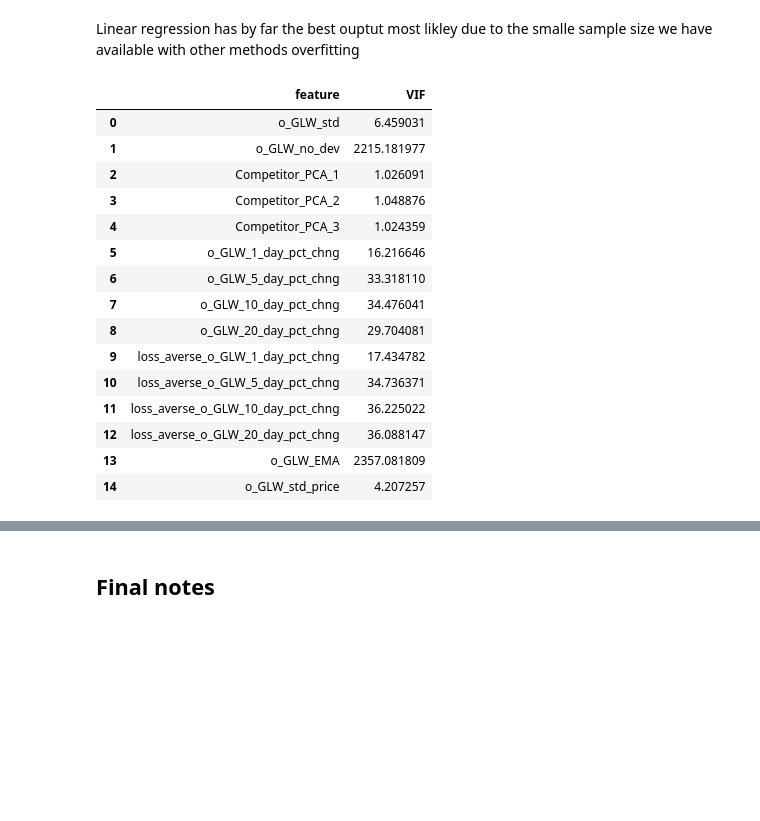
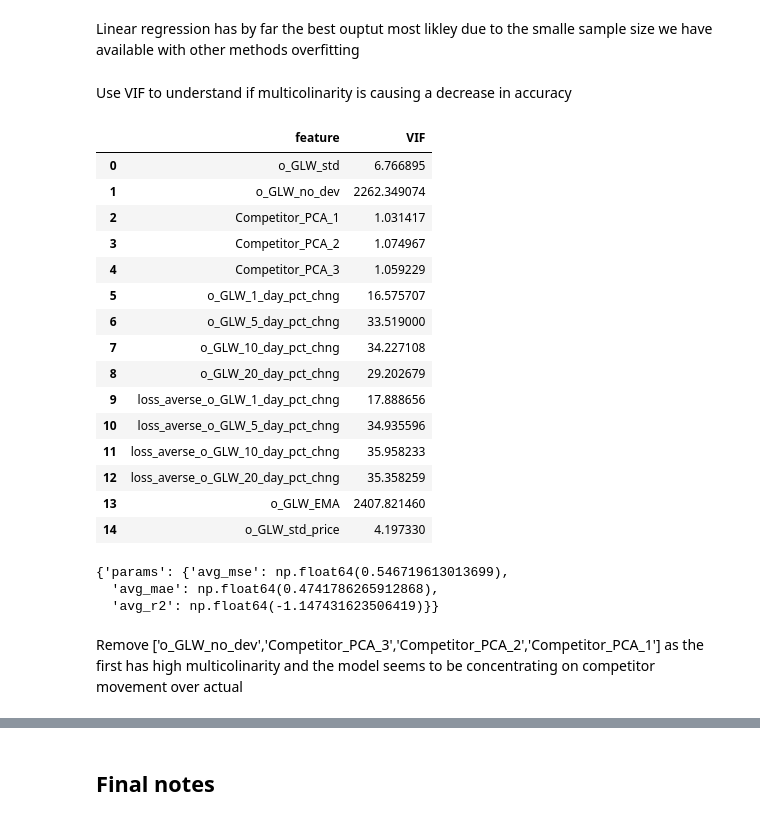
Before and after one commit to Benedictgr97/stock_prediction_v2, a Jupyter notebook: price_predictor.ipynb, the cells around one changed output, grey strips where cells are left out. Drawn from its saved outputs; the diff is of its cells as text; code cells hidden in the pictures; blank space fills up the shorter version.

```diff
--- a/price_predictor.ipynb
+++ b/price_predictor.ipynb
@@ -735,36 +708,48 @@ for model_name, metrics in average_metrics.items():
 # %% [markdown]
 Linear regression has by far the best ouptut most likley due to the smalle sample size we have available with other methods overfitting
-# %%
-# Function to calculate VIF
-def calculate_vif(df):
-    vif_data = pd.DataFrame()
-    vif_data["feature"] = df.columns
-    vif_data["VIF"] = [variance_inflation_factor(df.values, i) for i in range(df.shape[1])]
-    return vif_data
-
-# Assuming 'stock_prices_model_df' is your DataFrame
-# Drop the target variable 'pred_stock' from the features
-features_df = stock_prices_model_df.drop(columns=[pred_stock])
-
-# Calculate VIF for each feature
-vif_df = calculate_vif(features_df)
-
-vif_df
-# %% [output]
-|  | feature | VIF |
-| 0 | o_GLW_std | 6.459031 |
-| 1 | o_GLW_no_dev | 2215.181977 |
-| 2 | Competitor_PCA_1 | 1.026091 |
-| 3 | Competitor_PCA_2 | 1.048876 |
-| 4 | Competitor_PCA_3 | 1.024359 |
-| 5 | o_GLW_1_day_pct_chng | 16.216646 |
-| 6 | o_GLW_5_day_pct_chng | 33.318110 |
-| 7 | o_GLW_10_day_pct_chng | 34.476041 |
-| 8 | o_GLW_20_day_pct_chng | 29.704081 |
-| 9 | loss_averse_o_GLW_1_day_pct_chng | 17.434782 |
-| 10 | loss_averse_o_GLW_5_day_pct_chng | 34.736371 |
-| 11 | loss_averse_o_GLW_10_day_pct_chng | 36.225022 |
-| 12 | loss_averse_o_GLW_20_day_pct_chng | 36.088147 |
-| 13 | o_GLW_EMA | 2357.081809 |
-| 14 | o_GLW_std_price | 4.207257 |
+# %% [markdown]
+Use VIF to understand if multicolinarity is causing a decrease in accuracy
+# %%
+features_df = stock_prices_model_df.drop(columns=[pred_stock])
+
+vif_df = pd.DataFrame()
+vif_df["feature"] = features_df.columns
+vif_df["VIF"] = [variance_inflation_factor(features_df.values, i) for i in range(features_df.shape[1])]
+
+vif_df
+# %% [output]
+|  | feature | VIF |
+| 0 | o_GLW_std | 6.766895 |
+| 1 | o_GLW_no_dev | 2262.349074 |
+| 2 | Competitor_PCA_1 | 1.031417 |
+| 3 | Competitor_PCA_2 | 1.074967 |
+| 4 | Competitor_PCA_3 | 1.059229 |
+| 5 | o_GLW_1_day_pct_chng | 16.575707 |
+| 6 | o_GLW_5_day_pct_chng | 33.519000 |
+| 7 | o_GLW_10_day_pct_chng | 34.227108 |
+| 8 | o_GLW_20_day_pct_chng | 29.202679 |
+| 9 | loss_averse_o_GLW_1_day_pct_chng | 17.888656 |
+| 10 | loss_averse_o_GLW_5_day_pct_chng | 34.935596 |
+| 11 | loss_averse_o_GLW_10_day_pct_chng | 35.958233 |
+| 12 | loss_averse_o_GLW_20_day_pct_chng | 35.358259 |
+| 13 | o_GLW_EMA | 2407.821460 |
+| 14 | o_GLW_std_price | 4.197330 |
+# %%
+# From the insights of VIF, look into what columns we should drop
+lin_df = stock_prices_model_df.drop(['o_GLW_no_dev','Competitor_PCA_3','Competitor_PCA_2','Competitor_PCA_1'],axis =1)
+
+lin_results = evaluate_model_for_windows(models['linear_regression'], lin_df, pred_stock, total_windows)
+
+lin_average_metrics = {}
+avg_mse = np.mean([m['mse'] for m in lin_results])
+avg_mae = np.mean([m['mae'] for m in lin_results])
+avg_r2 = np.mean([m['r2'] for m in lin_results])
+lin_average_metrics[model_name] = {'avg_mse': avg_mse, 'avg_mae': avg_mae, 'avg_r2': avg_r2}
+lin_average_metrics
+# %% [output]
+{'params': {'avg_mse': np.float64(0.546719613013699),
+  'avg_mae': np.float64(0.4741786265912868),
+  'avg_r2': np.float64(-1.147431623506419)}}
+# %% [markdown]
+Remove ['o_GLW_no_dev','Competitor_PCA_3','Competitor_PCA_2','Competitor_PCA_1'] as the first has high multicolinarity and the model seems to be concentrating on competitor movement over actual
 # %%
```
Also changed, not shown: parts of 31 cells of this notebook.
